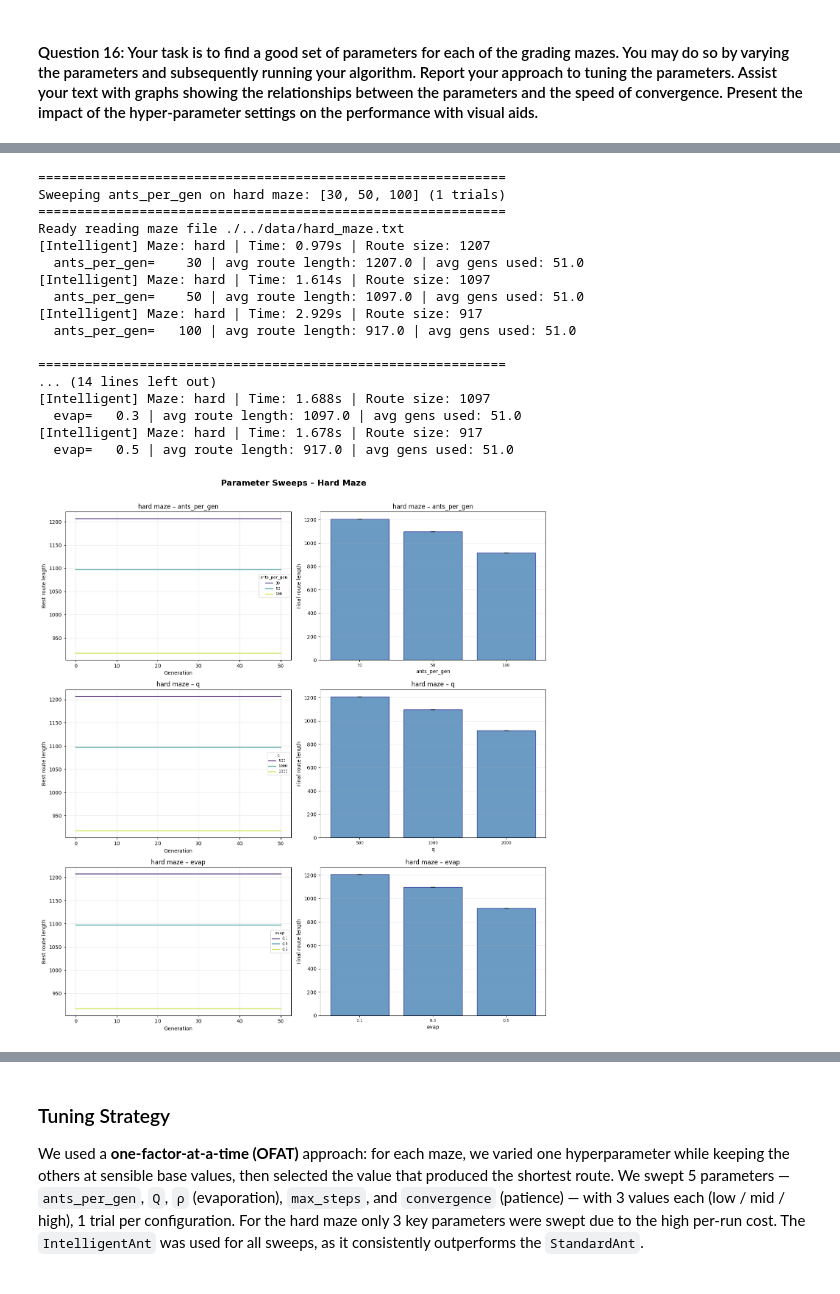
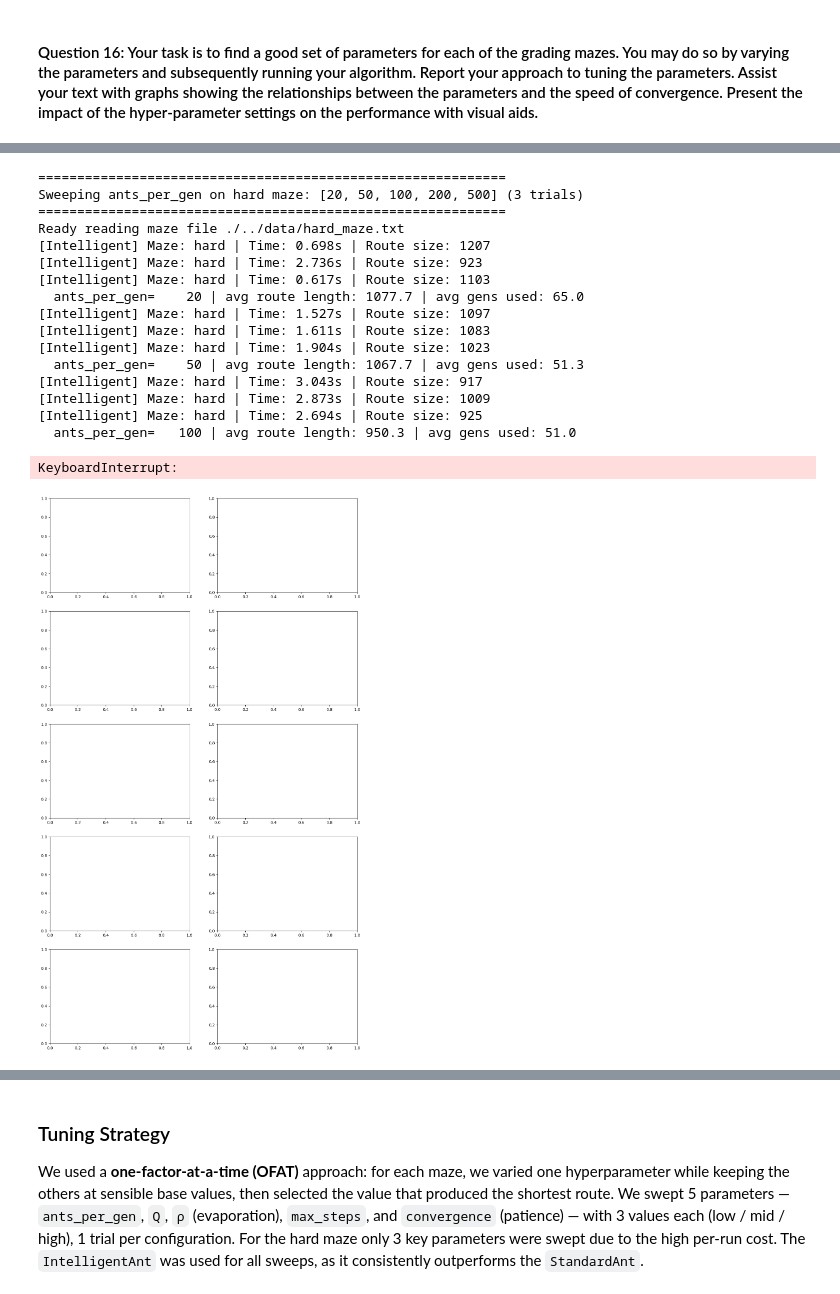
Before and after one commit to guy915/Computational-Intelligence-Models, a Jupyter notebook: ACO & GA/src/Main.ipynb, the cells around one changed output, grey strips where cells are left out. Drawn from its saved outputs; the diff is of its cells as text; code cells hidden in the pictures.

```diff
--- a/ACO & GA/src/Main.ipynb
+++ b/ACO & GA/src/Main.ipynb
@@ -1218,34 +1212,27 @@ Sweeping q on medium maze: [500, 1000, 2000] (1 trials)
-# %%
-# ─── Hard Maze Sweeps (reduced ranges, corrected base params) ───────────────
-# The 80×80 maze requires max_steps >= 10000 for ants to reach the destination.
-# no_gen=100 + convergence=50 keeps each run under ~3 min.
-# 3 key parameters × 3 values × 1 trial = 9 runs → ~20–25 min total.
-HARD_BASE = dict(ants_per_gen=50, no_gen=100, q=1000, evap=0.3, max_steps=10000, convergence=50)
-HARD_SWEEP_RANGES = {
-    'ants_per_gen': [30, 50, 100],
-    'q':            [500, 1000, 2000],
-    'evap':         [0.1, 0.3, 0.5],
-}
-hard_results = run_all_sweeps('hard', sweep_ranges=HARD_SWEEP_RANGES, base_params=HARD_BASE)
-# %% [output]
-============================================================
-Sweeping ants_per_gen on hard maze: [30, 50, 100] (1 trials)
-============================================================
-Ready reading maze file ./../data/hard_maze.txt
-[Intelligent] Maze: hard | Time: 0.979s | Route size: 1207
-  ants_per_gen=    30 | avg route length: 1207.0 | avg gens used: 51.0
-[Intelligent] Maze: hard | Time: 1.614s | Route size: 1097
-  ants_per_gen=    50 | avg route length: 1097.0 | avg gens used: 51.0
-[Intelligent] Maze: hard | Time: 2.929s | Route size: 917
-  ants_per_gen=   100 | avg route length: 917.0 | avg gens used: 51.0
-
-============================================================
-... (14 lines left out)
-[Intelligent] Maze: hard | Time: 1.688s | Route size: 1097
-  evap=   0.3 | avg route length: 1097.0 | avg gens used: 51.0
-[Intelligent] Maze: hard | Time: 1.678s | Route size: 917
-  evap=   0.5 | avg route length: 917.0 | avg gens used: 51.0
-[figure, removed]
+# %%
+# ─── Hard Maze Sweeps ───────────────────────────────────────────────────────
+# Full OFAT sweep: 5 parameters × 5 values × 3 trials = 75 runs.
+# With optimized code, each run ~2–3s → total ~3–4 min.
+hard_results = run_all_sweeps('hard')
+# %% [output]
+============================================================
+Sweeping ants_per_gen on hard maze: [20, 50, 100, 200, 500] (3 trials)
+============================================================
+Ready reading maze file ./../data/hard_maze.txt
+[Intelligent] Maze: hard | Time: 0.698s | Route size: 1207
+[Intelligent] Maze: hard | Time: 2.736s | Route size: 923
+[Intelligent] Maze: hard | Time: 0.617s | Route size: 1103
+  ants_per_gen=    20 | avg route length: 1077.7 | avg gens used: 65.0
+[Intelligent] Maze: hard | Time: 1.527s | Route size: 1097
+[Intelligent] Maze: hard | Time: 1.611s | Route size: 1083
+[Intelligent] Maze: hard | Time: 1.904s | Route size: 1023
+  ants_per_gen=    50 | avg route length: 1067.7 | avg gens used: 51.3
+[Intelligent] Maze: hard | Time: 3.043s | Route size: 917
+[Intelligent] Maze: hard | Time: 2.873s | Route size: 1009
+[Intelligent] Maze: hard | Time: 2.694s | Route size: 925
+  ants_per_gen=   100 | avg route length: 950.3 | avg gens used: 51.0
+KeyboardInterrupt:
+[figure, added]
 # %%
 # ─── Best Parameters Summary ────────────────────────────────────────────────
 from IPython.display import display, Markdown
```
Also changed, not shown: parts of 14 cells of this notebook.
